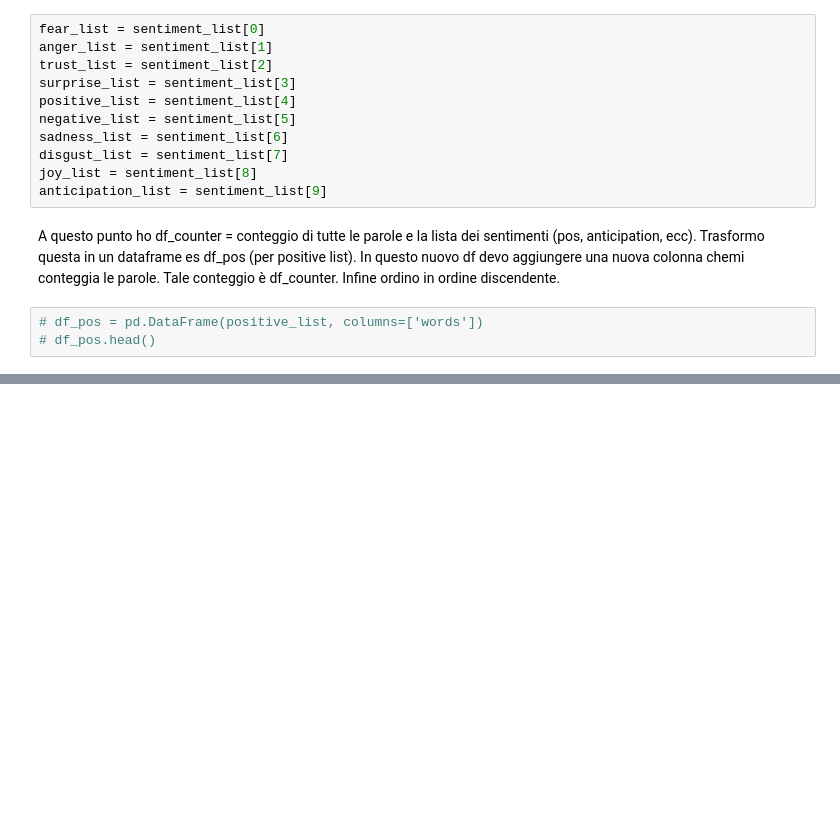
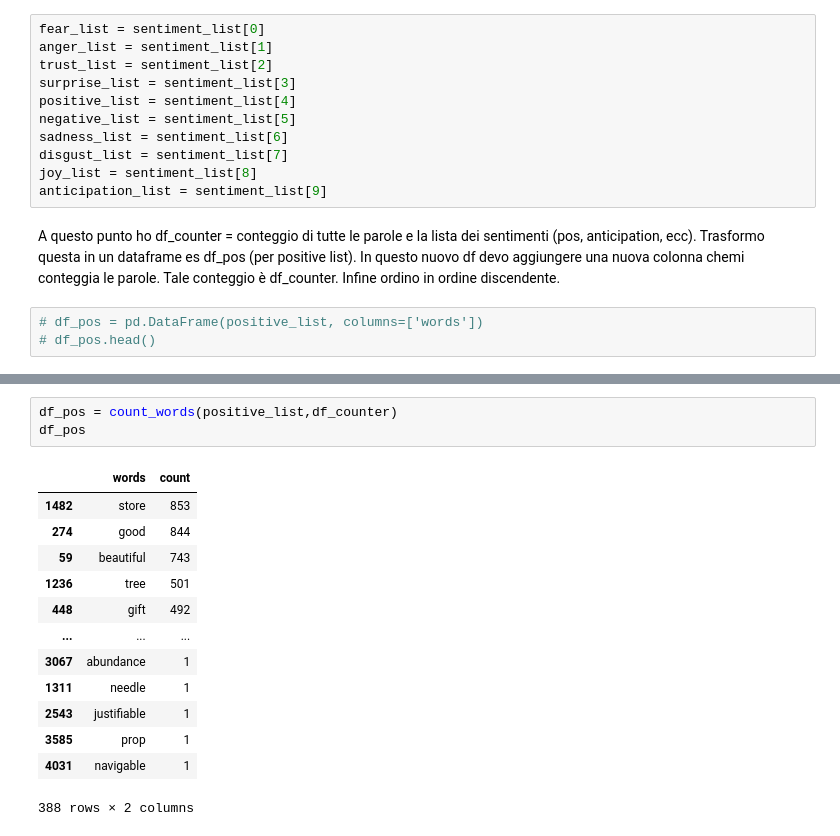
Before and after one commit to federicamontana/GoGreenRoutes, a Jupyter notebook: notebook/NRCLex_Sentiment_1.ipynb, the cells around one changed output, grey strips where cells are left out. Cells and saved outputs as stored; diff of their text form; blank space fills up the shorter version.

```diff
--- a/notebook/NRCLex_Sentiment_1.ipynb
+++ b/notebook/NRCLex_Sentiment_1.ipynb
@@ -221 +221,18 @@ df_fear
 94 rows × 2 columns
+# %%
+df_pos = count_words(positive_list,df_counter)
+df_pos
+# %% [output]
+|  | words | count |
+| 1482 | store | 853 |
+| 274 | good | 844 |
+| 59 | beautiful | 743 |
+| 1236 | tree | 501 |
+| 448 | gift | 492 |
+| ... | ... | ... |
+| 3067 | abundance | 1 |
+| 1311 | needle | 1 |
+| 2543 | justifiable | 1 |
+| 3585 | prop | 1 |
+| 4031 | navigable | 1 |
+388 rows × 2 columns
```
Also changed, not shown: parts of 3 cells of this notebook, 1 other file.
